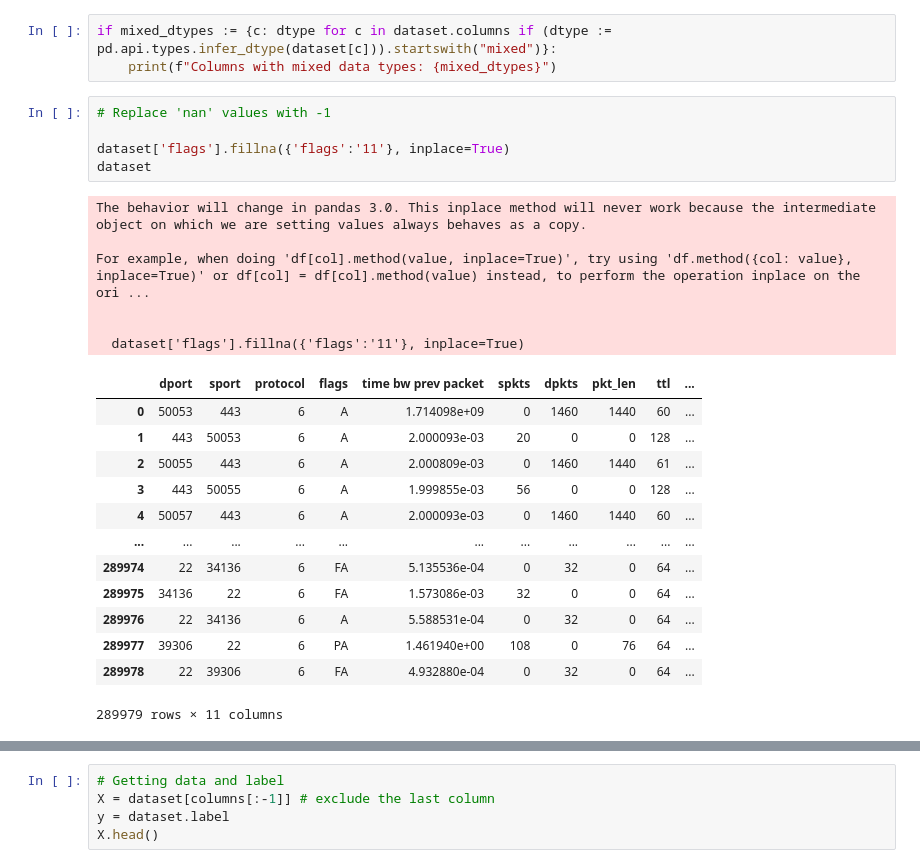
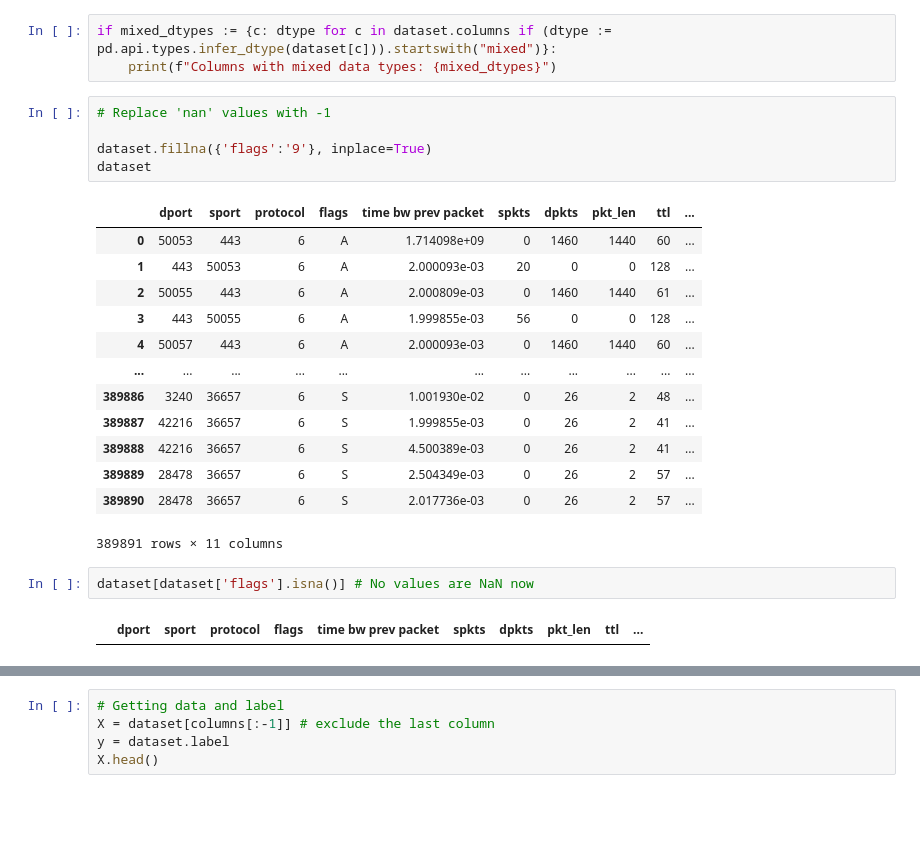
Before and after one commit to Hussain-Javed-K213584/NIDSv2, a Jupyter notebook: model_training/model.ipynb, the cells around one changed output, grey strips where cells are left out. Saved outputs shown, nothing was run; the diff lists cells and outputs as text; blank space fills up the shorter version.

```diff
--- a/model_training/model.ipynb
+++ b/model_training/model.ipynb
@@ -24,28 +24,26 @@ if mixed_dtypes := {c: dtype for c in dataset.columns if (dtype := pd.api.types.
 # %%
 # Replace 'nan' values with -1
 
-dataset['flags'].fillna({'flags':'11'}, inplace=True)
+dataset.fillna({'flags':'9'}, inplace=True)
 dataset
 # %% [output]
+|  | dport | sport | protocol | flags | time bw prev packet | spkts | dpkts | pkt_len | ttl | ... |
+| 0 | 50053 | 443 | 6 | A | 1.714098e+09 | 0 | 1460 | 1440 | 60 | ... |
+| 1 | 443 | 50053 | 6 | A | 2.000093e-03 | 20 | 0 | 0 | 128 | ... |
+| 2 | 50055 | 443 | 6 | A | 2.000809e-03 | 0 | 1460 | 1440 | 61 | ... |
+| 3 | 443 | 50055 | 6 | A | 1.999855e-03 | 56 | 0 | 0 | 128 | ... |
+| 4 | 50057 | 443 | 6 | A | 2.000093e-03 | 0 | 1460 | 1440 | 60 | ... |
+| ... | ... | ... | ... | ... | ... | ... | ... | ... | ... | ... |
+| 389886 | 3240 | 36657 | 6 | S | 1.001930e-02 | 0 | 26 | 2 | 48 | ... |
+| 389887 | 42216 | 36657 | 6 | S | 1.999855e-03 | 0 | 26 | 2 | 41 | ... |
+| 389888 | 42216 | 36657 | 6 | S | 4.500389e-03 | 0 | 26 | 2 | 41 | ... |
+| 389889 | 28478 | 36657 | 6 | S | 2.504349e-03 | 0 | 26 | 2 | 57 | ... |
+| 389890 | 28478 | 36657 | 6 | S | 2.017736e-03 | 0 | 26 | 2 | 57 | ... |
-The behavior will change in pandas 3.0. This inplace method will never work because the intermediate object on which we are setting values always behaves as a copy.
-
-For example, when doing 'df[col].method(value, inplace=True)', try using 'df.method({col: value}, inplace=True)' or df[col] = df[col].method(value) instead, to perform the operation inplace on the ori ...
-
-
-  dataset['flags'].fillna({'flags':'11'}, inplace=True)
+389891 rows × 11 columns
-|  | dport | sport | protocol | flags | time bw prev packet | spkts | dpkts | pkt_len | ttl | ... |
-| 0 | 50053 | 443 | 6 | A | 1.714098e+09 | 0 | 1460 | 1440 | 60 | ... |
-| 1 | 443 | 50053 | 6 | A | 2.000093e-03 | 20 | 0 | 0 | 128 | ... |
-| 2 | 50055 | 443 | 6 | A | 2.000809e-03 | 0 | 1460 | 1440 | 61 | ... |
-| 3 | 443 | 50055 | 6 | A | 1.999855e-03 | 56 | 0 | 0 | 128 | ... |
-| 4 | 50057 | 443 | 6 | A | 2.000093e-03 | 0 | 1460 | 1440 | 60 | ... |
-| ... | ... | ... | ... | ... | ... | ... | ... | ... | ... | ... |
-| 289974 | 22 | 34136 | 6 | FA | 5.135536e-04 | 0 | 32 | 0 | 64 | ... |
-| 289975 | 34136 | 22 | 6 | FA | 1.573086e-03 | 32 | 0 | 0 | 64 | ... |
-| 289976 | 22 | 34136 | 6 | A | 5.588531e-04 | 0 | 32 | 0 | 64 | ... |
-| 289977 | 39306 | 22 | 6 | PA | 1.461940e+00 | 108 | 0 | 76 | 64 | ... |
-| 289978 | 22 | 39306 | 6 | FA | 4.932880e-04 | 0 | 32 | 0 | 64 | ... |
-289979 rows × 11 columns
+# %%
+dataset[dataset['flags'].isna()] # No values are NaN now
+# %% [output]
+|  | dport | sport | protocol | flags | time bw prev packet | spkts | dpkts | pkt_len | ttl | ... |
 # %%
 # We need to perform one hot encoding the flags parameter
 
```
Also changed, not shown: parts of 5 cells of this notebook, 5 other files.
